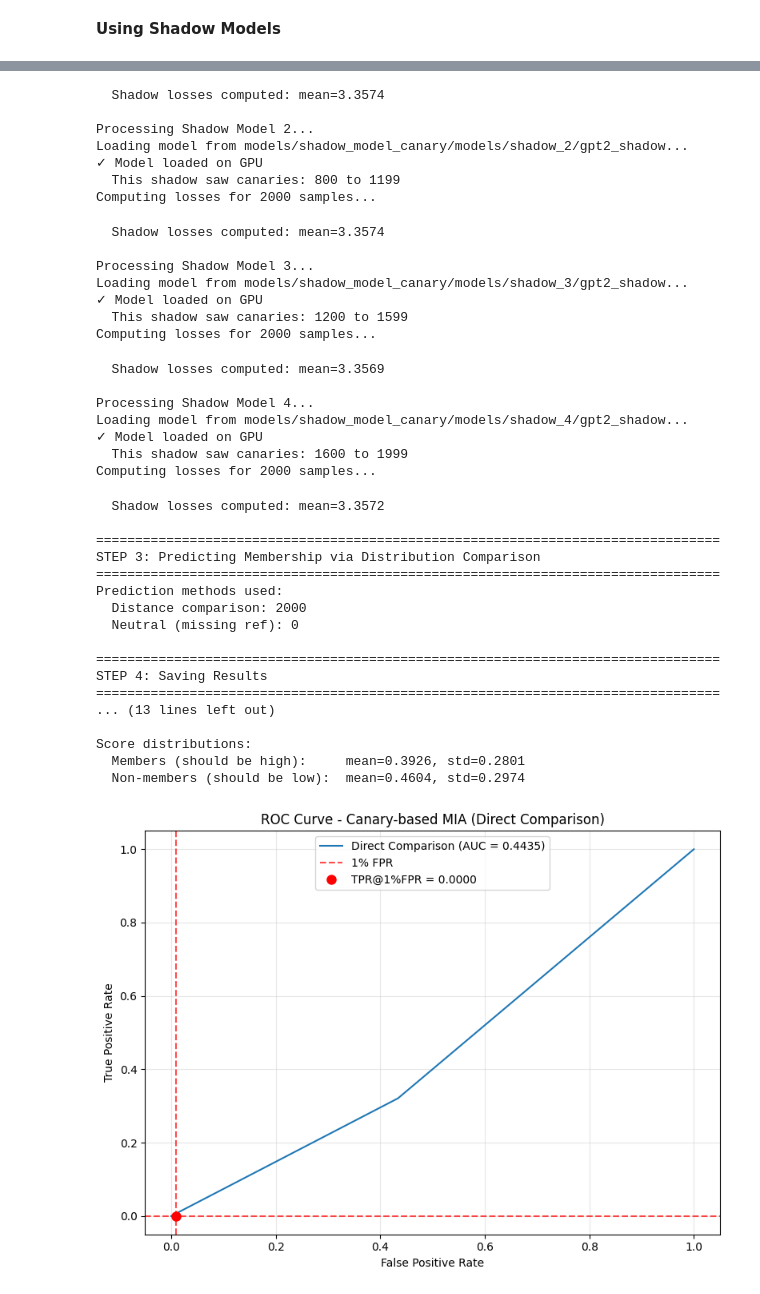
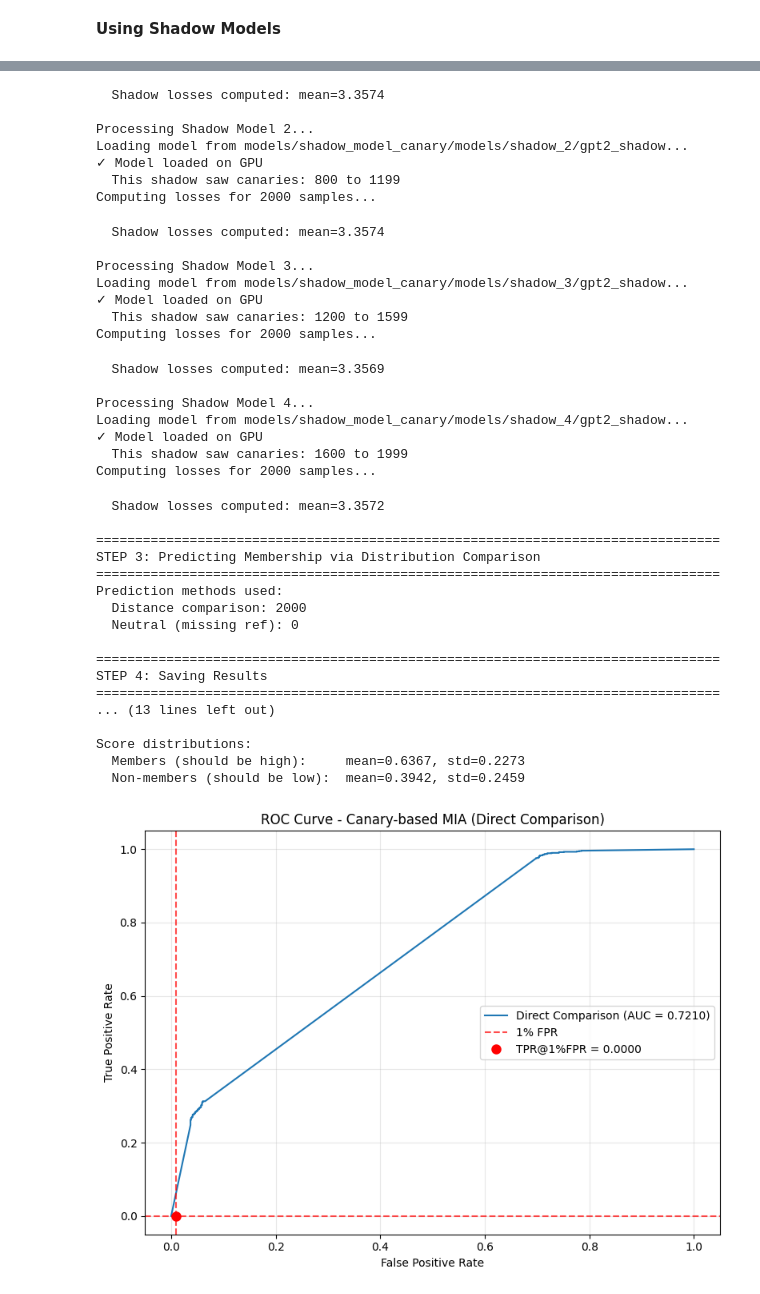
Before and after one commit to SuperMusey/FoundationOfPrivacy, a Jupyter notebook: MIA_phase2_3.ipynb, the cells around one changed output, grey strips where cells are left out. Cells and saved outputs as stored; diff of their text form; code cells hidden in the pictures.

```diff
--- a/MIA_phase2_3.ipynb
+++ b/MIA_phase2_3.ipynb
@@ -102,12 +96,3 @@ Please note that authentication is recommended but still optional to access publ
 
 Implement your attack here! \
 Hint: use shadow models.
-# %%
-# implement your attack here
-@torch.no_grad()
-def your_attack(
-
-):
-    pass
-
-scores_test = your_attack(...)
@@ -968,35 +1151,40 @@ def main():
     method_stats = {"distance": 0, "threshold": 0, "neutral": 0}
 
     for idx in range(len(target_test)):
-        target_loss = target_losses[idx]
+      target_loss = target_losses[idx]
 
-        # Get reference distributions
-        member_losses = member_losses_per_canary.get(idx, [])
-        non_member_losses = non_member_losses_per_canary.get(idx, [])
+      # Get reference distributions
+      member_losses = member_losses_per_canary.get(idx, [])
+      non_member_losses = non_member_losses_per_canary.get(idx, [])
 
-        if not member_losses or not non_member_losses:
-            # If we don't have reference, use neutral prediction
-            score = 0.5
-            method_stats["neutral"] += 1
-        else:
-            # Method 1: Compare distances to distribution means
-            member_mean = np.mean(member_losses)
-            non_member_mean = np.mean(non_member_losses)
+      if not member_losses or not non_member_losses:
+          score = 0.5
+          method_stats["neutral"] += 1
+      else:
+          member_mean = np.mean(member_losses)
+          non_member_mean = np.mean(non_member_losses)
 
-            dist_to_member = abs(target_loss - member_mean)
-            dist_to_non_member = abs(target_loss - non_member_mean)
+          # Score based on how much closer target loss is to member vs non-member mean
+          # Use negative loss: lower loss = higher membership probability
+          if member_mean < non_member_mean:  # Members should have lower loss
+              # Normalize between member and non-member means
+              if target_loss <= member_mean:
+                  score = 1.0  # Very likely member
+              elif target_loss >= non_member_mean:
+                  score = 0.0  # Very likely non-member
+              else:
+                  # Linear interpolation
+                  score = 1.0 - (target_loss - member_mean) / (non_member_mean - member_mean)
+          else:
+              # Fallback if distributions are inverted
+              score = 0.5
 
-            if dist_to_member < dist_to_non_member:
-                # Closer to member distribution
-                score = 0.8  # High confidence member
-                method_stats["distance"] += 1
-            else:
-                # Closer to non-member distribution
-                score = 0.2  # High confidence non-member
-                method_stats["distance"] += 1
+          # Clip to [0, 1]
+          score = np.clip(score, 0.0, 1.0)
+          method_stats["distance"] += 1
 
-        scores.append(score)
-        predictions.append(1 if score > 0.5 else 0)
+      scores.append(score)
+      predictions.append(1 if score > 0.5 else 0)
 
     print(f"Prediction methods used:")
     print(f"  Distance comparison: {method_stats['distance']}")
@@ -1066,8 +1254,6 @@ def main():
         plt.legend()
         plt.grid(True, alpha=0.3)
         plt.tight_layout()
-        plt.savefig('roc_curve_canary_direct.png', dpi=150, bbox_inches='tight')
-        print("✓ ROC curve saved to roc_curve_canary_direct.png")
 
         # Analyze per-canary performance
         member_indices = [i for i, label in enumerate(labels) if label == 1]
@@ -1132,33 +1318,33 @@ Loading model from models/shadow_model_canary/models/shadow_2/gpt2_shadow...
 Computing losses for 2000 samples...
   Shadow losses computed: mean=3.3574
 
 Processing Shadow Model 3...
 Loading model from models/shadow_model_canary/models/shadow_3/gpt2_shadow...
 ✓ Model loaded on GPU
   This shadow saw canaries: 1200 to 1599
 Computing losses for 2000 samples...
   Shadow losses computed: mean=3.3569
 
 Processing Shadow Model 4...
 Loading model from models/shadow_model_canary/models/shadow_4/gpt2_shadow...
 ✓ Model loaded on GPU
   This shadow saw canaries: 1600 to 1999
 Computing losses for 2000 samples...
   Shadow losses computed: mean=3.3572
 
 ================================================================================
 STEP 3: Predicting Membership via Distribution Comparison
 ================================================================================
 Prediction methods used:
   Distance comparison: 2000
   Neutral (missing ref): 0
 
 ================================================================================
 STEP 4: Saving Results
 ================================================================================
 ... (13 lines left out)
 
 Score distributions:
-  Members (should be high):     mean=0.3926, std=0.2801
-  Non-members (should be low):  mean=0.4604, std=0.2974
+  Members (should be high):     mean=0.6367, std=0.2273
+  Non-members (should be low):  mean=0.3942, std=0.2459
-[figure, old version]
+[figure, new version]
```
Also changed, not shown: parts of 9 cells of this notebook.
